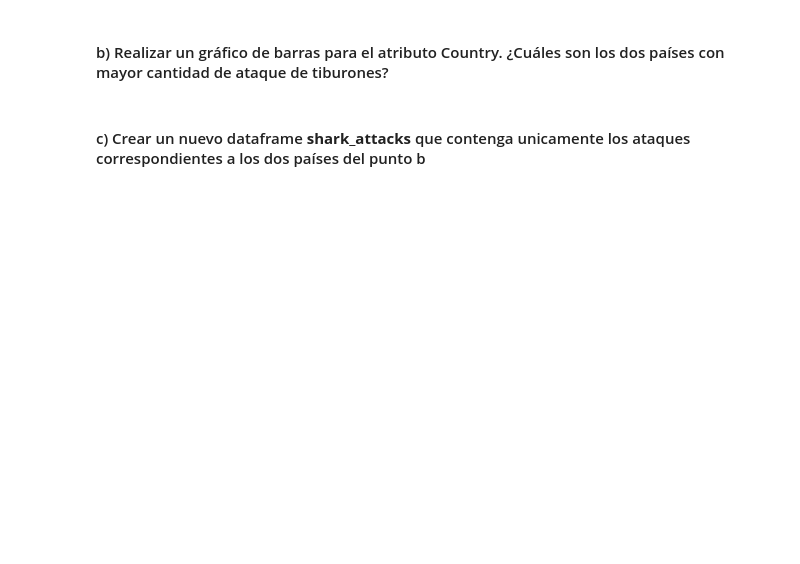
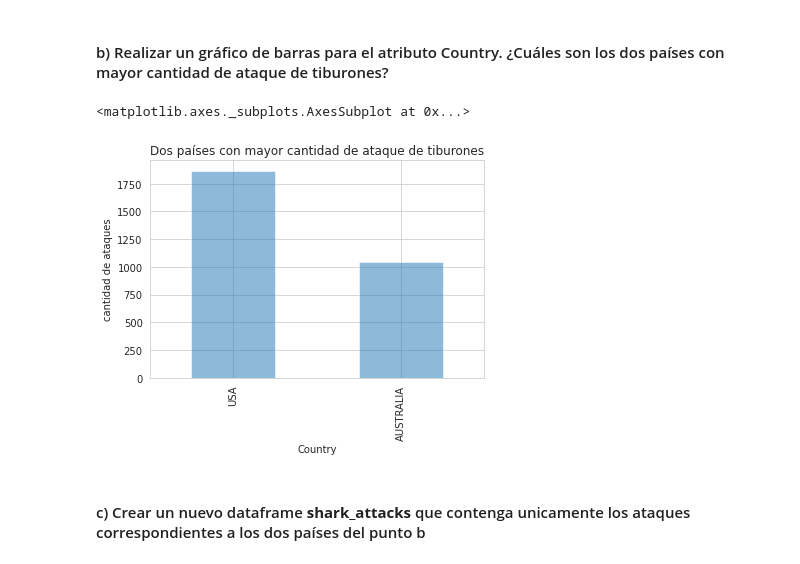
Before and after one commit to Fanusaez/Organizacion-de-Datos, a Jupyter notebook: Pandas/Pandas_ejercicios.ipynb, the cells around one changed output. Saved outputs shown, nothing was run; the diff lists cells and outputs as text; code cells hidden in the pictures; blank space fills up the shorter version.

```diff
--- a/Pandas/Pandas_ejercicios.ipynb
+++ b/Pandas/Pandas_ejercicios.ipynb
@@ -396,3 +409,6 @@ dtype('int64')
 El conjunto de datos contiene un registro de los ataques de tiburones que ocurrieron en distintos países en los últimos 200 años. Se identifica el caso, el país,el sexo de la persona y su edad entre otros.
 # %% [markdown]
 #### a) Cargar el dataset en un dataframe de pandas realizar un análisis exploratorio
+# %%
+ds_attacks = pd.read_csv('/gdrive/My Drive/Datasets/attacks.csv')
+ds_tiburones = ds_attacks.copy()
@@ -399,4 +470,9 @@ El conjunto de datos contiene un registro de los ataques de tiburones que ocurri
 # %% [markdown]
 #### b) Realizar un gráfico de barras para el atributo Country. ¿Cuáles son los dos países con mayor cantidad de ataque de tiburones?
+# %%
+ds_tiburones["Country"].value_counts()[0:2].plot.bar(alpha=0.5 , title="Dos países con mayor cantidad de ataque de tiburones" , xlabel="Country" , ylabel="cantidad de ataques")
+# %% [output]
+<matplotlib.axes._subplots.AxesSubplot at 0x...>
+[figure, added]
 # %% [markdown]
 #### c) Crear un nuevo dataframe **shark_attacks** que contenga unicamente los ataques correspondientes a los dos países del punto b
```
Also changed, not shown: parts of 19 cells of this notebook.
